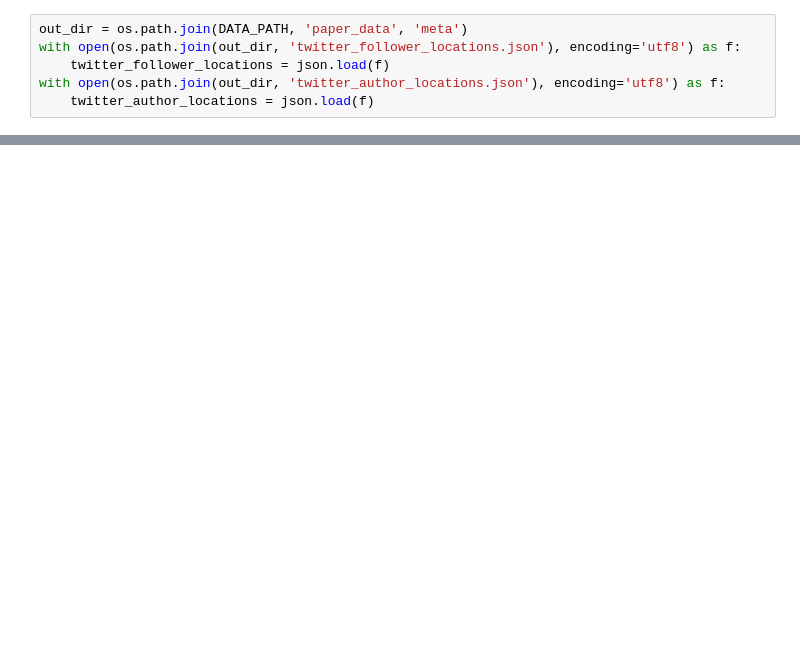
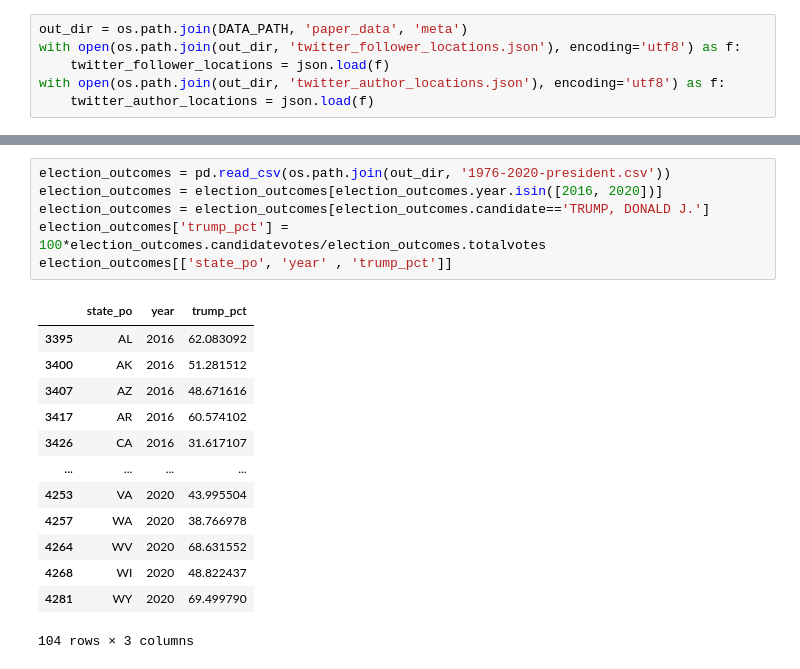
Before and after one commit to hide-ous/twitter_polls, a Jupyter notebook: viz_map.ipynb, the cells around one changed output, grey strips where cells are left out. Saved outputs shown, nothing was run; the diff lists cells and outputs as text; blank space fills up the shorter version.

```diff
--- a/viz_map.ipynb
+++ b/viz_map.ipynb
@@ -175,0 +280,20 @@ map_world(year, locations, user_type)
+# %%
+election_outcomes = pd.read_csv(os.path.join(out_dir, '1976-2020-president.csv'))
+election_outcomes = election_outcomes[election_outcomes.year.isin([2016, 2020])]
+election_outcomes = election_outcomes[election_outcomes.candidate=='TRUMP, DONALD J.']
+election_outcomes['trump_pct'] = 100*election_outcomes.candidatevotes/election_outcomes.totalvotes
+election_outcomes[['state_po', 'year' , 'trump_pct']]
+# %% [output]
+|  | state_po | year | trump_pct |
+| 3395 | AL | 2016 | 62.083092 |
+| 3400 | AK | 2016 | 51.281512 |
+| 3407 | AZ | 2016 | 48.671616 |
+| 3417 | AR | 2016 | 60.574102 |
+| 3426 | CA | 2016 | 31.617107 |
+| ... | ... | ... | ... |
+| 4253 | VA | 2020 | 43.995504 |
+| 4257 | WA | 2020 | 38.766978 |
+| 4264 | WV | 2020 | 68.631552 |
+| 4268 | WI | 2020 | 48.822437 |
+| 4281 | WY | 2020 | 69.499790 |
+104 rows × 3 columns
```
Also changed, not shown: parts of 16 cells of this notebook, 6 other files.
